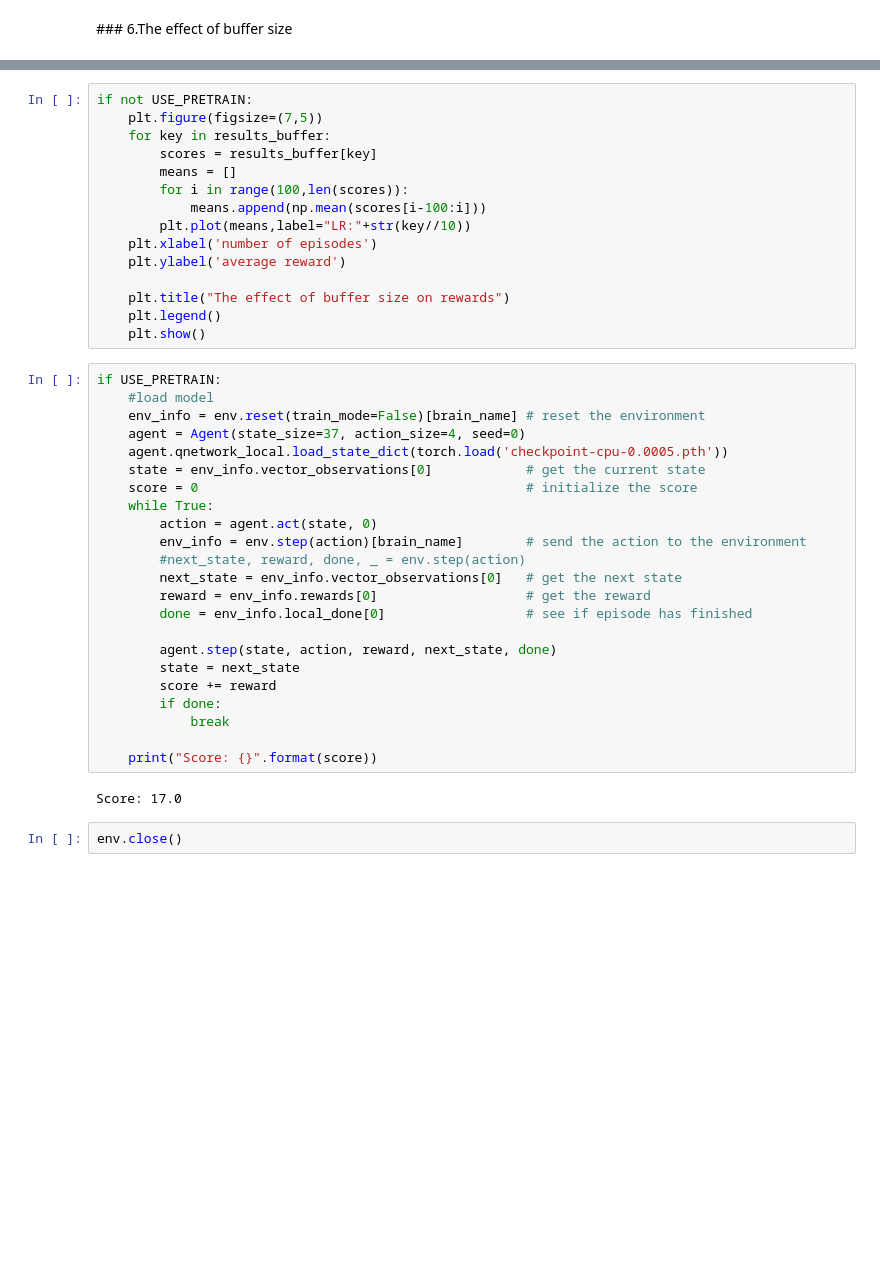
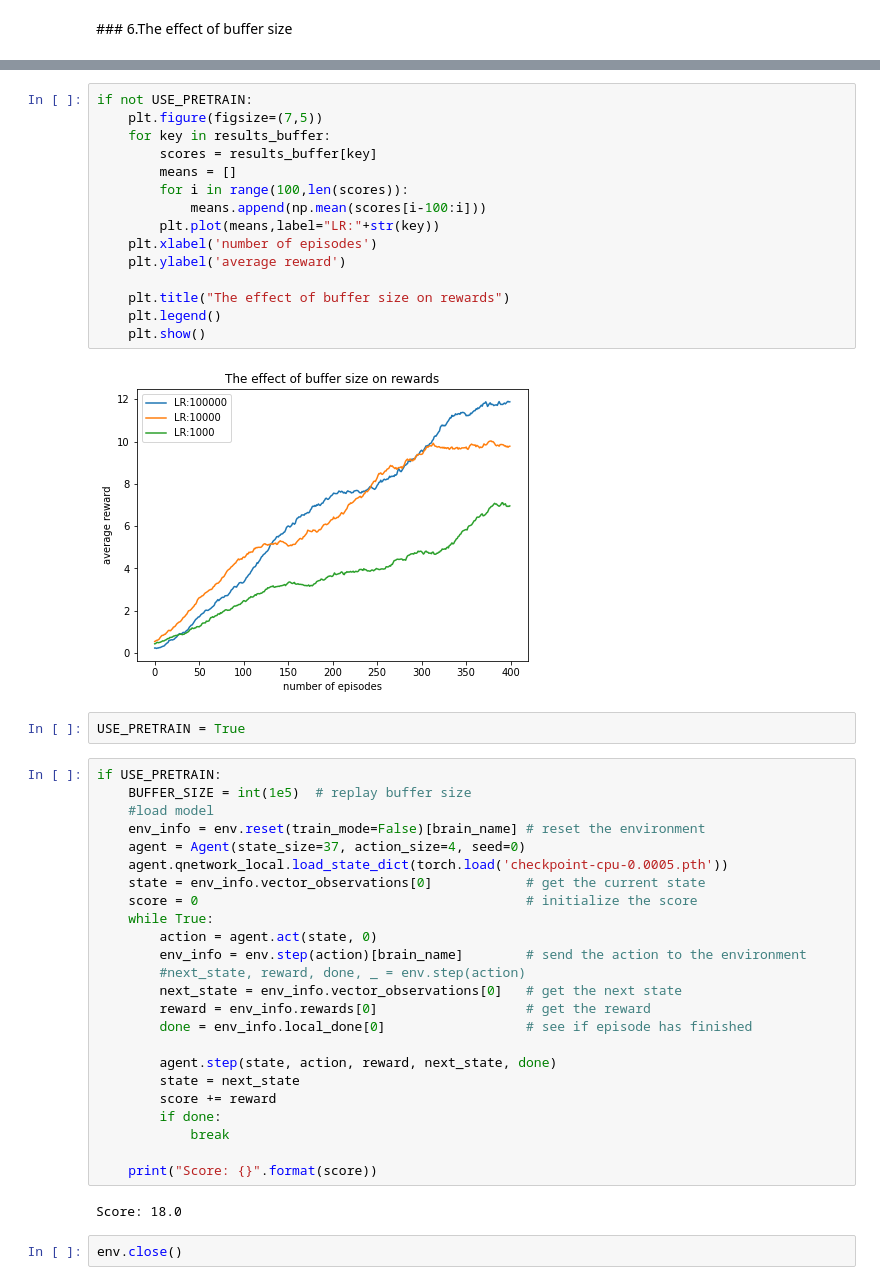
Before and after one commit to ebdundar/rl-collect-banana, a Jupyter notebook: Navigation.ipynb, the cells around one changed output, grey strips where cells are left out. Drawn from its saved outputs; the diff is of its cells as text; blank space fills up the shorter version.

```diff
--- a/Navigation.ipynb
+++ b/Navigation.ipynb
@@ -407,20 +460,25 @@ if not USE_PRETRAIN:
 # %%
 if not USE_PRETRAIN:
     plt.figure(figsize=(7,5))
     for key in results_buffer:
         scores = results_buffer[key]
         means = []
         for i in range(100,len(scores)):
             means.append(np.mean(scores[i-100:i]))
-        plt.plot(means,label="LR:"+str(key//10))
+        plt.plot(means,label="LR:"+str(key))
     plt.xlabel('number of episodes')
     plt.ylabel('average reward')
 
     plt.title("The effect of buffer size on rewards")
     plt.legend()
     plt.show()
+# %% [output]
+[figure, added]
+# %%
+USE_PRETRAIN = True
 # %%
 if USE_PRETRAIN:
+    BUFFER_SIZE = int(1e5)  # replay buffer size
     #load model
     env_info = env.reset(train_mode=False)[brain_name] # reset the environment
     agent = Agent(state_size=37, action_size=4, seed=0)
@@ -443,6 +501,6 @@ if USE_PRETRAIN:
 
     print("Score: {}".format(score))
 # %% [output]
-Score: 17.0
+Score: 18.0
 # %%
 env.close()
```
Also changed, not shown: parts of 4 cells of this notebook.
